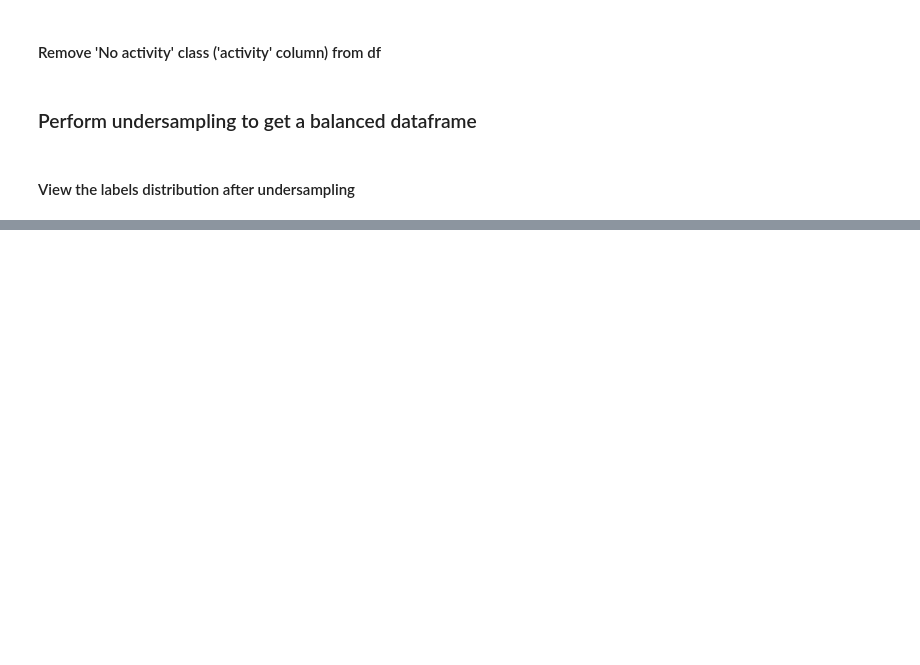
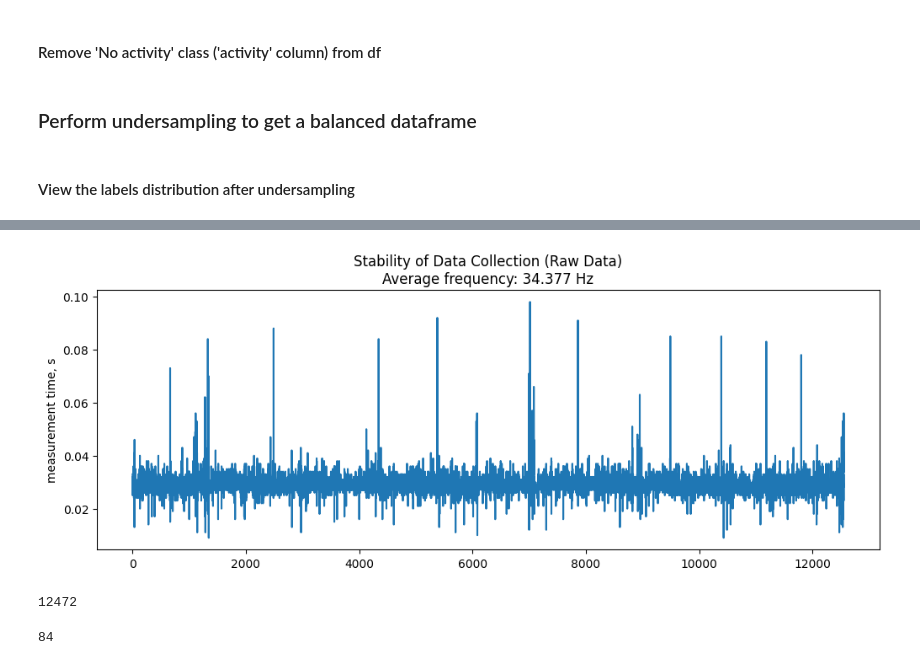
Before and after one commit to Mykhailo20/DS_Bootcamp_2023, a Jupyter notebook: Homework_5/Physical_Activity_Analysis/Features.ipynb, the cells around one changed output, grey strips where cells are left out. Drawn from its saved outputs; the diff is of its cells as text; code cells hidden in the pictures; blank space fills up the shorter version.

Commit message:
Homework_6: Investigate measurement period and frequency stability for the test dataset

```diff
--- a/Homework_5/Physical_Activity_Analysis/Features.ipynb
+++ b/Homework_5/Physical_Activity_Analysis/Features.ipynb
@@ -476,0 +479,3 @@ display_pie_chart(df=undersampled_df, column_name='activity', title='Class label
+# %%
+test_df = pd.read_csv('data/40_Hz/concatenated_data/All/Test_activities_1_2023-08-23.csv')
+test_df.head()
@@ -476,0 +522,3 @@ display_pie_chart(df=undersampled_df, column_name='activity', title='Class label
+# %%
+time_measurement_df = get_measurement_time_df(test_df)
+time_measurement_df.head()
@@ -476,0 +532,18 @@ display_pie_chart(df=undersampled_df, column_name='activity', title='Class label
+# %%
+fig, ax = plt.subplots(figsize=(12, 4))
+ax.set_title(f'Stability of Data Collection (Raw Data)\nAverage frequency: {freq:.3f} Hz')
+ax.set_ylabel('measurement time, s')
+sns.lineplot(x=range(len(time_measurement_df['measurement_time'])),
+             y=time_measurement_df['measurement_time'])
+plt.savefig('graphs/train_data_collection_stability.png')
+plt.show()
+# %% [output]
+[figure, added]
+# %%
+len(time_measurement_df[time_measurement_df['measurement_time'] <= 0.040])
+# %% [output]
+12472
+# %%
+len(test_df[test_df['time'].diff() > 0.040])
+# %% [output]
+84
```
Also changed, not shown: parts of 6 cells of this notebook, 1 other file.
